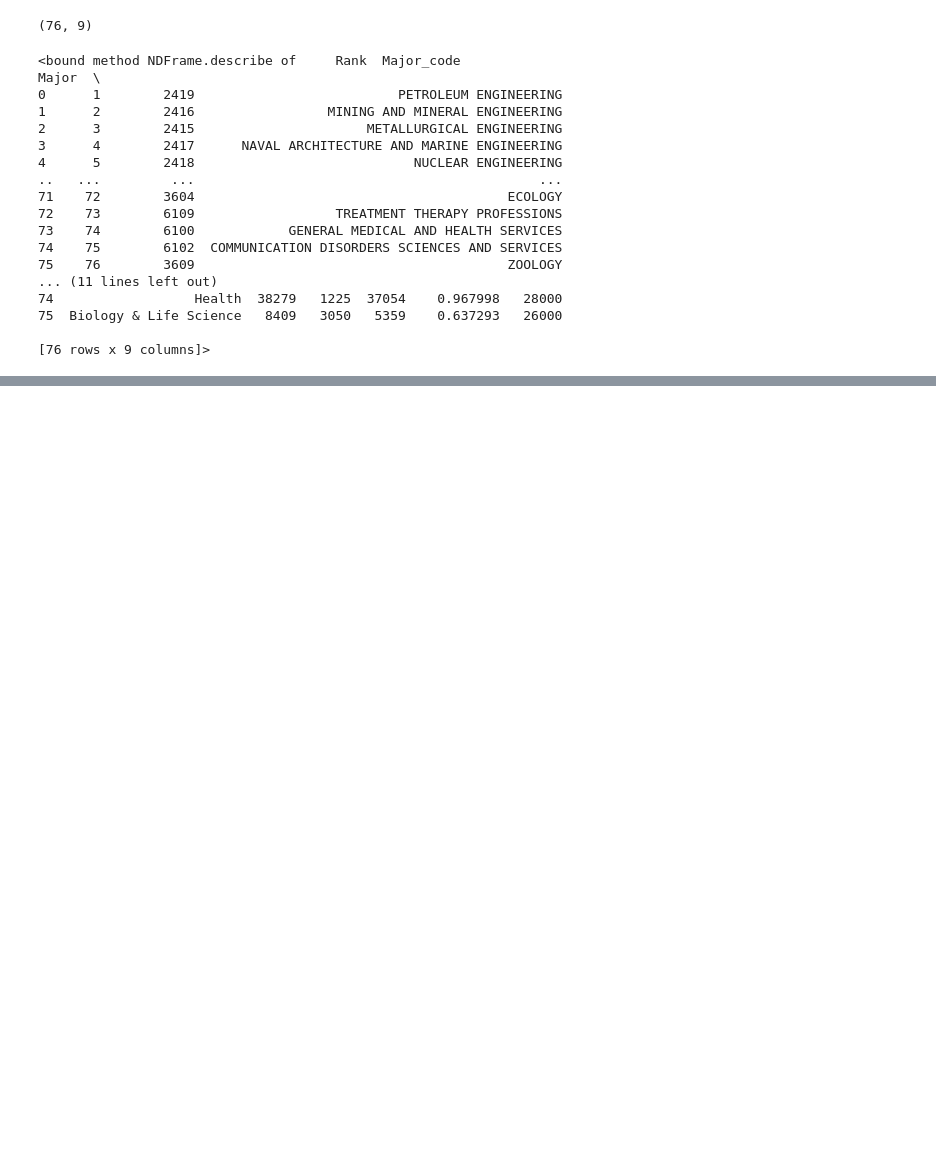
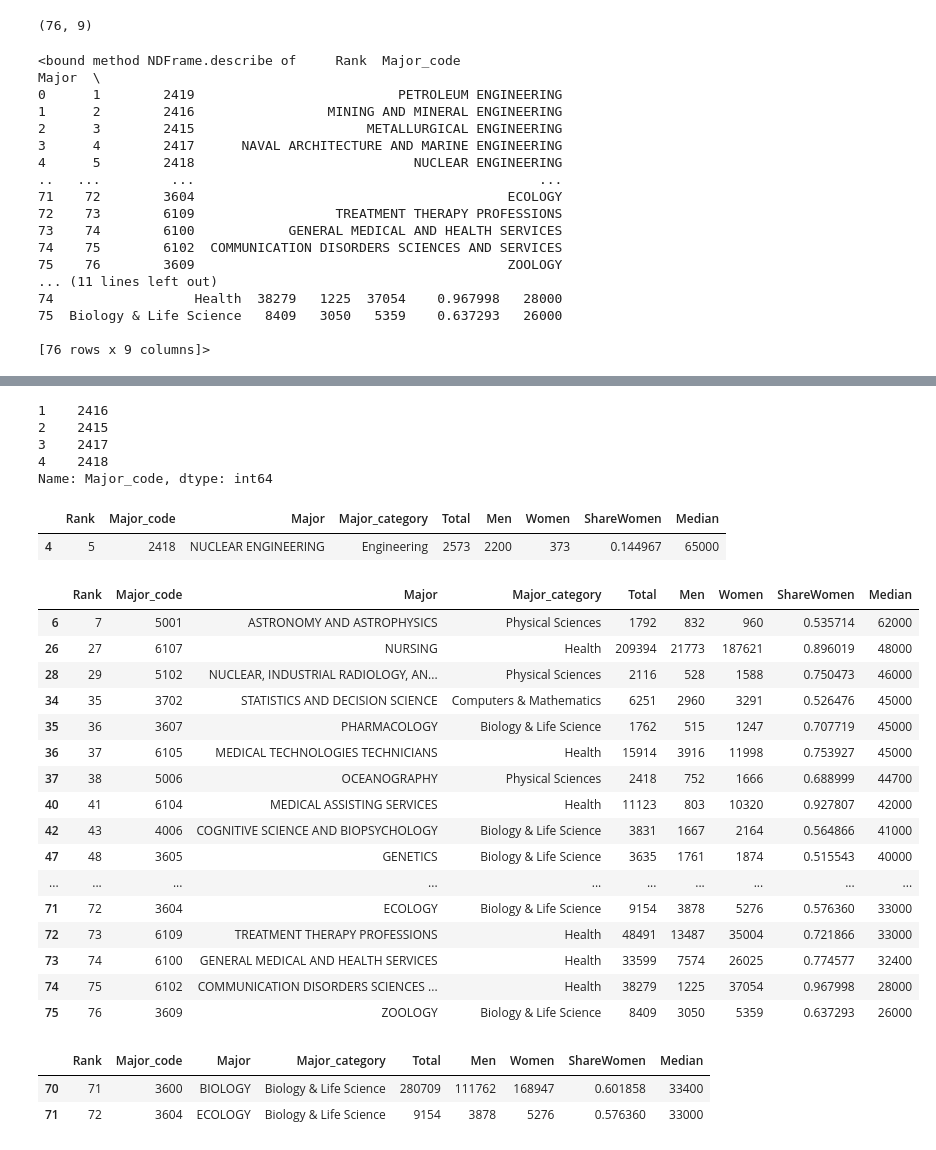
Before and after one commit to bilgekisi96/My_Python_Advanture-ITF, a Jupyter notebook: My_DATA_SCİENCE_ADVANTURE/1.week-2.week/enable_work.ipynb, the cells around one changed output, grey strips where cells are left out. Drawn from its saved outputs; the diff is of its cells as text; code cells hidden in the pictures; blank space fills up the shorter version.

Commit message:
data-science-beginning

```diff
--- a/My_DATA_SCİENCE_ADVANTURE/1.week-2.week/enable_work.ipynb
+++ b/My_DATA_SCİENCE_ADVANTURE/1.week-2.week/enable_work.ipynb
@@ -90 +88,3 @@ Major_code
 Name: Major, Length: 76, dtype: object
+# %%
+df3.set_index("Rank")
@@ -90,0 +163,39 @@ Name: Major, Length: 76, dtype: object
+# %%
+df3.iloc[1:5,1]
+# %% [output]
+1    2416
+2    2415
+3    2417
+4    2418
+Name: Major_code, dtype: int64
+# %%
+df3[df3["Major"]=="NUCLEAR ENGINEERING"] #işte bu artık istediğim satırda istediğim indeksteki veriyi özgürce çekebilirim
+# %% [output]
+|  | Rank | Major_code | Major | Major_category | Total | Men | Women | ShareWomen | Median |
+| 4 | 5 | 2418 | NUCLEAR ENGINEERING | Engineering | 2573 | 2200 | 373 | 0.144967 | 65000 |
+# %%
+df3[df3["ShareWomen"]>.5] #bu gibi operasyonel işler yapılır
+# %% [output]
+|  | Rank | Major_code | Major | Major_category | Total | Men | Women | ShareWomen | Median |
+| 6 | 7 | 5001 | ASTRONOMY AND ASTROPHYSICS | Physical Sciences | 1792 | 832 | 960 | 0.535714 | 62000 |
+| 26 | 27 | 6107 | NURSING | Health | 209394 | 21773 | 187621 | 0.896019 | 48000 |
+| 28 | 29 | 5102 | NUCLEAR, INDUSTRIAL RADIOLOGY, AN... | Physical Sciences | 2116 | 528 | 1588 | 0.750473 | 46000 |
+| 34 | 35 | 3702 | STATISTICS AND DECISION SCIENCE | Computers & Mathematics | 6251 | 2960 | 3291 | 0.526476 | 45000 |
+| 35 | 36 | 3607 | PHARMACOLOGY | Biology & Life Science | 1762 | 515 | 1247 | 0.707719 | 45000 |
+| 36 | 37 | 6105 | MEDICAL TECHNOLOGIES TECHNICIANS | Health | 15914 | 3916 | 11998 | 0.753927 | 45000 |
+| 37 | 38 | 5006 | OCEANOGRAPHY | Physical Sciences | 2418 | 752 | 1666 | 0.688999 | 44700 |
+| 40 | 41 | 6104 | MEDICAL ASSISTING SERVICES | Health | 11123 | 803 | 10320 | 0.927807 | 42000 |
+| 42 | 43 | 4006 | COGNITIVE SCIENCE AND BIOPSYCHOLOGY | Biology & Life Science | 3831 | 1667 | 2164 | 0.564866 | 41000 |
+| 47 | 48 | 3605 | GENETICS | Biology & Life Science | 3635 | 1761 | 1874 | 0.515543 | 40000 |
+| ... | ... | ... | ... | ... | ... | ... | ... | ... | ... |
+| 71 | 72 | 3604 | ECOLOGY | Biology & Life Science | 9154 | 3878 | 5276 | 0.576360 | 33000 |
+| 72 | 73 | 6109 | TREATMENT THERAPY PROFESSIONS | Health | 48491 | 13487 | 35004 | 0.721866 | 33000 |
+| 73 | 74 | 6100 | GENERAL MEDICAL AND HEALTH SERVICES | Health | 33599 | 7574 | 26025 | 0.774577 | 32400 |
+| 74 | 75 | 6102 | COMMUNICATION DISORDERS SCIENCES ... | Health | 38279 | 1225 | 37054 | 0.967998 | 28000 |
+| 75 | 76 | 3609 | ZOOLOGY | Biology & Life Science | 8409 | 3050 | 5359 | 0.637293 | 26000 |
+# %%
+df3[(df3["ShareWomen"]>0.5) & ((df3["Major"] == "BIOLOGY") | (df3["Major"] == "ECOLOGY"))] #bu işi çözdük aga
+# %% [output]
+|  | Rank | Major_code | Major | Major_category | Total | Men | Women | ShareWomen | Median |
+| 70 | 71 | 3600 | BIOLOGY | Biology & Life Science | 280709 | 111762 | 168947 | 0.601858 | 33400 |
+| 71 | 72 | 3604 | ECOLOGY | Biology & Life Science | 9154 | 3878 | 5276 | 0.576360 | 33000 |
```
Also changed, not shown: parts of 37 cells of this notebook, 3 other files.
